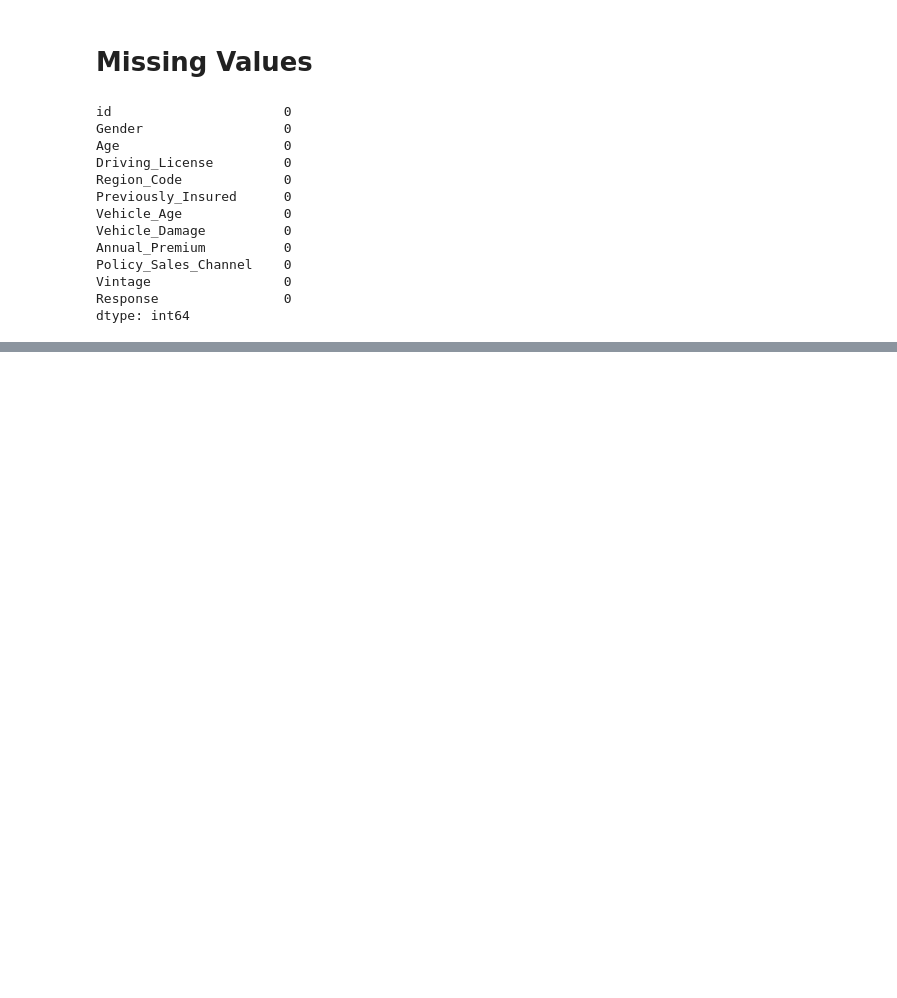
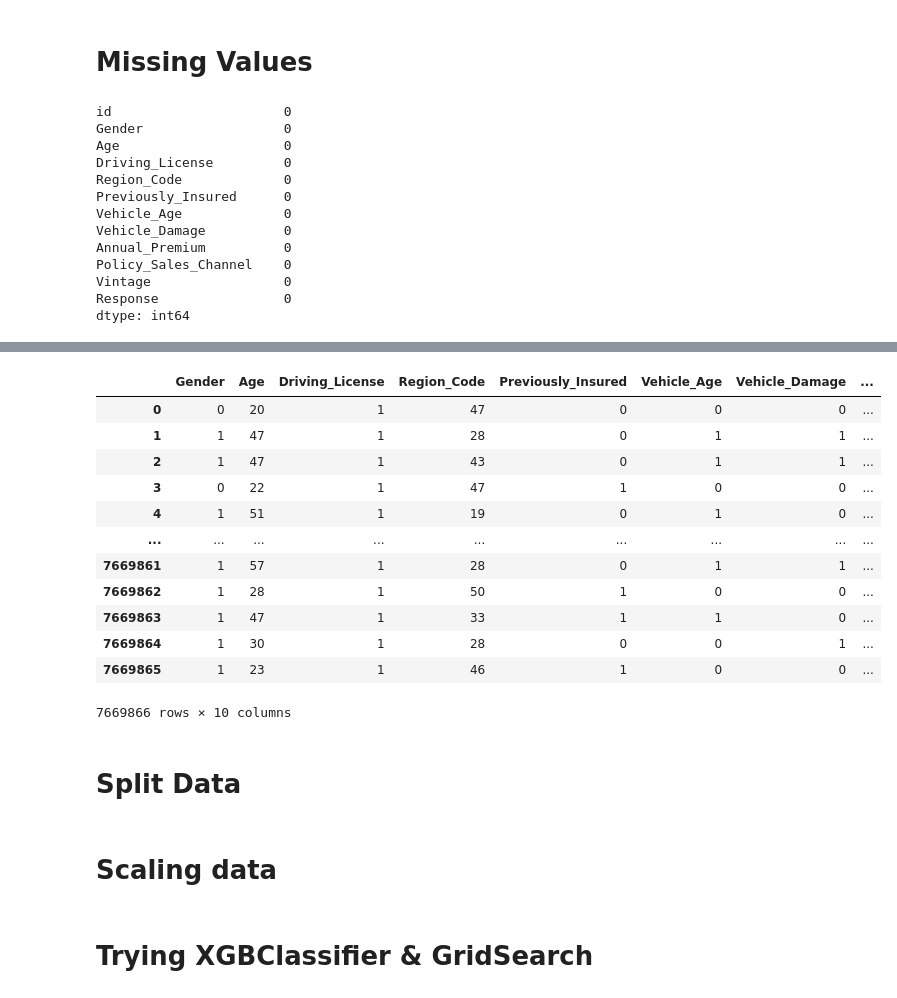
Before and after one commit to khadidja2005/Kaggle_challenges, a Jupyter notebook: classification_health_insurance.ipynb, the cells around one changed output, grey strips where cells are left out. Cells and saved outputs as stored; diff of their text form; code cells hidden in the pictures; blank space fills up the shorter version.

```diff
--- a/classification_health_insurance.ipynb
+++ b/classification_health_insurance.ipynb
@@ -138,0 +186,18 @@ def cleandata(data):
+# %%
+test_df
+# %% [output]
+|  | Gender | Age | Driving_License | Region_Code | Previously_Insured | Vehicle_Age | Vehicle_Damage | ... |
+| 0 | 0 | 20 | 1 | 47 | 0 | 0 | 0 | ... |
+| 1 | 1 | 47 | 1 | 28 | 0 | 1 | 1 | ... |
+| 2 | 1 | 47 | 1 | 43 | 0 | 1 | 1 | ... |
+| 3 | 0 | 22 | 1 | 47 | 1 | 0 | 0 | ... |
+| 4 | 1 | 51 | 1 | 19 | 0 | 1 | 0 | ... |
+| ... | ... | ... | ... | ... | ... | ... | ... | ... |
+| 7669861 | 1 | 57 | 1 | 28 | 0 | 1 | 1 | ... |
+| 7669862 | 1 | 28 | 1 | 50 | 1 | 0 | 0 | ... |
+| 7669863 | 1 | 47 | 1 | 33 | 1 | 1 | 0 | ... |
+| 7669864 | 1 | 30 | 1 | 28 | 0 | 0 | 1 | ... |
+| 7669865 | 1 | 23 | 1 | 46 | 1 | 0 | 0 | ... |
+7669866 rows × 10 columns
+# %% [markdown]
+# **Split Data**
@@ -138,0 +209,2 @@ def cleandata(data):
+# %% [markdown]
+# **Scaling data**
@@ -138,0 +216,2 @@ def cleandata(data):
+# %% [markdown]
+# **Trying XGBClassifier & GridSearch**
```
Also changed, not shown: parts of 15 cells of this notebook.
